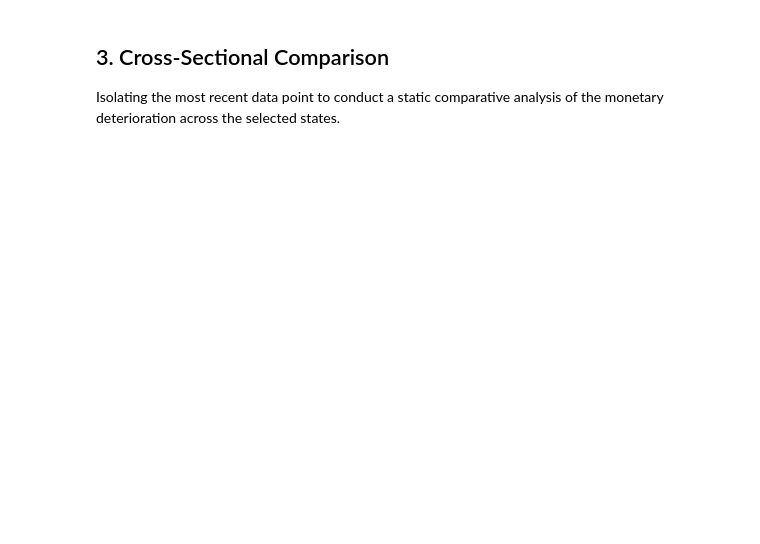
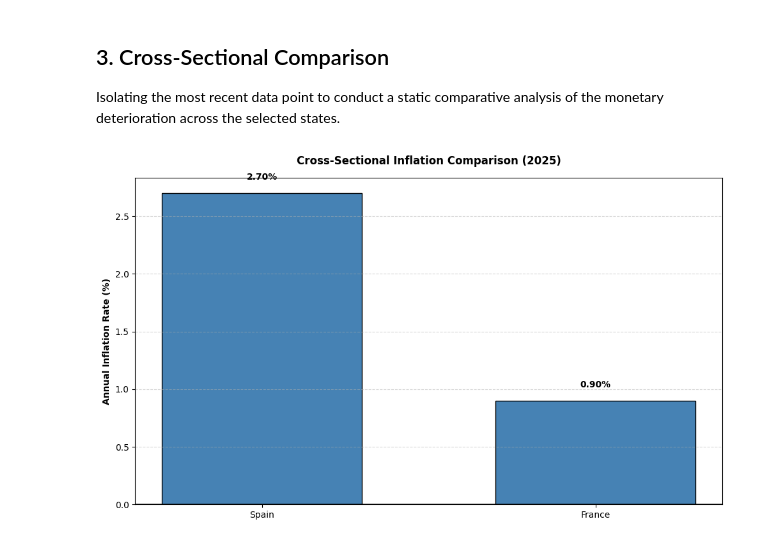
Before and after one commit to alessiofelici01-art/QuantFin, a Jupyter notebook: Marcoeconomics/Inflation.ipynb, the cells around one changed output. Drawn from its saved outputs; the diff is of its cells as text; code cells hidden in the pictures; blank space fills up the shorter version.

```diff
--- a/Marcoeconomics/Inflation.ipynb
+++ b/Marcoeconomics/Inflation.ipynb
@@ -67,24 +104,33 @@ plt.show()
 ## 3. Cross-Sectional Comparison
 Isolating the most recent data point to conduct a static comparative analysis of the monetary deterioration across the selected states.
 # %%
-# Identify the most recent year in the dataset
+import matplotlib.pyplot as plt
+
+# 1. Troviamo l'anno più recente nel dataset (assicurandoci che sia numerico)
+df_raw['year'] = pd.to_numeric(df_raw['year'])
 latest_year = df_raw['year'].max()
-df_latest = df_raw[df_raw['year'] == latest_year].sort_values(by='inflation_rate', ascending=False)
 
+# 2. Filtriamo e ordiniamo in base al nome corretto della colonna: 'Valore_CPI'
+df_latest = df_raw[df_raw['year'] == latest_year].sort_values(by='Valore_CPI', ascending=False)
+
+# Creazione del grafico a barre
 fig, ax = plt.subplots(figsize=(10, 6))
 
-bars = ax.bar(df_latest['sovereign_state'], df_latest['inflation_rate'], width=0.6, color='steelblue', edgecolor='black')
+bars = ax.bar(df_latest['sovereign_state'], df_latest['Valore_CPI'], width=0.6, color='steelblue', edgecolor='black')
 
-# Annotate values on top of bars
+# Aggiunta delle etichette dei valori sopra le barre
 for bar in bars:
     yval = bar.get_height()
+    # Aggiunge uno spazio dinamico (es. +0.1) per far respirare il testo sopra la barra
     ax.text(bar.get_x() + bar.get_width()/2, yval + 0.1, f"{yval:.2f}%", ha='center', va='bottom', fontweight='bold')
 
-# Formatting
+# Formattazione Estetica
 ax.set_title(f'Cross-Sectional Inflation Comparison ({latest_year})', fontweight='bold', pad=15)
 ax.set_ylabel('Annual Inflation Rate (%)', fontweight='bold')
-ax.axhline(0, color='black', linewidth=1.2)
+ax.axhline(0, color='black', linewidth=1.2) # Evidenzia l'asse dello zero (deflazione)
 ax.grid(True, axis='y', linestyle='--', alpha=0.5)
 
 plt.tight_layout()
 plt.show()
+# %% [output]
+[figure, added]
```
Also changed, not shown: parts of 6 cells of this notebook, 1 other file.
